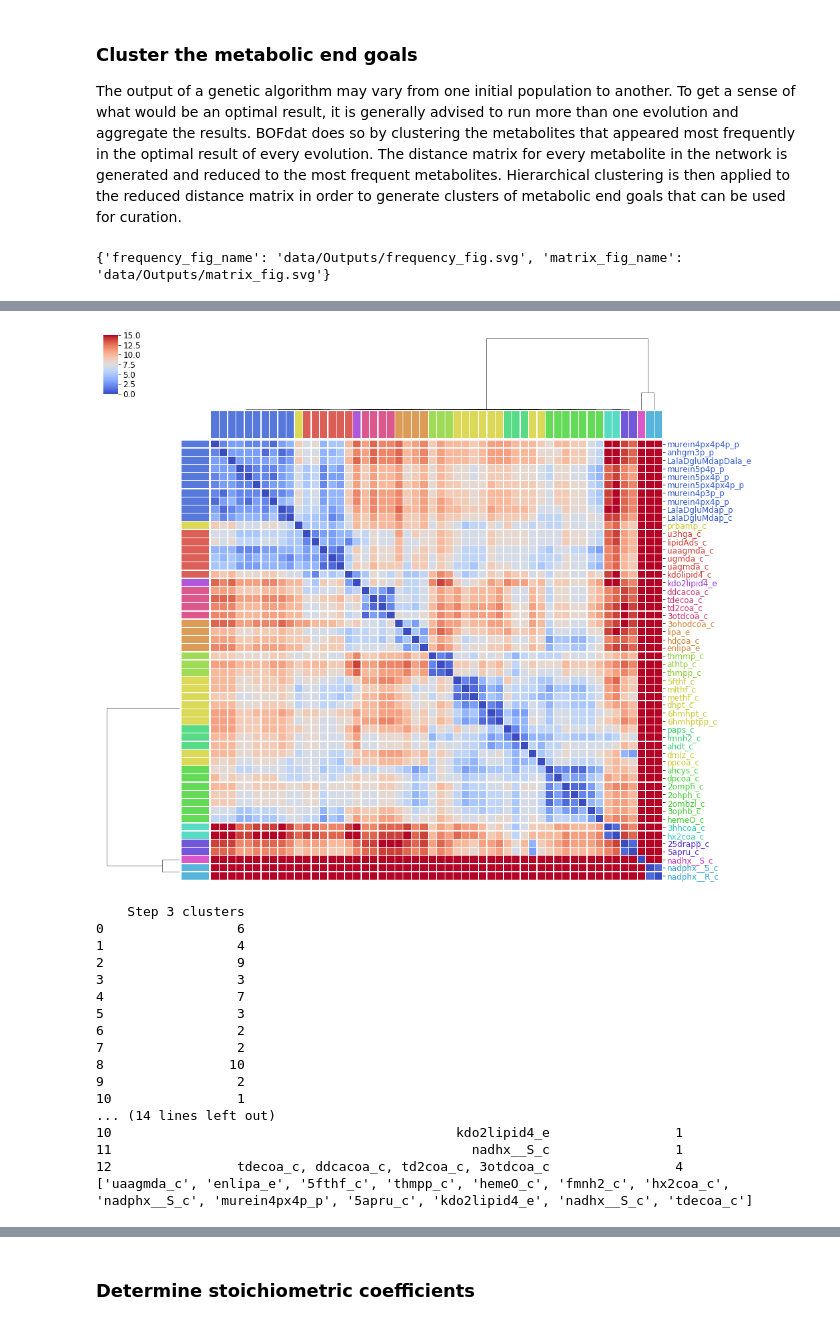
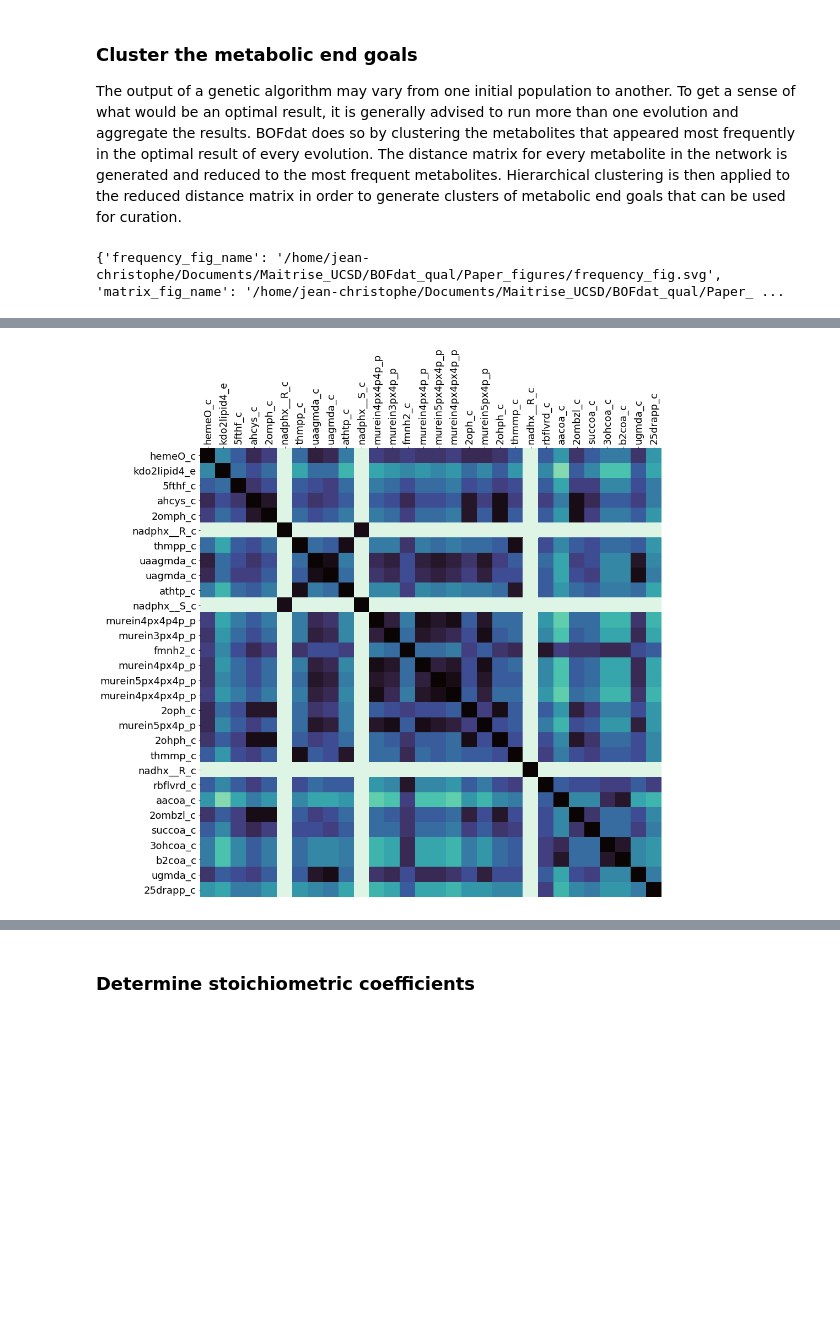
Before and after one commit to jclachance/BOFdat, a Jupyter notebook: docs/BOFdat_step3.ipynb, the cells around one changed output, grey strips where cells are left out. Cells and saved outputs as stored; diff of their text form; code cells hidden in the pictures; blank space fills up the shorter version.

```diff
--- a/docs/BOFdat_step3.ipynb
+++ b/docs/BOFdat_step3.ipynb
@@ -202,15 +202,17 @@ KeyboardInterrupt
 The output of a genetic algorithm may vary from one initial population to another. To get a sense of what would be an optimal result, it is generally advised to run more than one evolution and aggregate the results. BOFdat does so by clustering the metabolites that appeared most frequently in the optimal result of every evolution. The distance matrix for every metabolite in the network is generated and reduced to the most frequent metabolites. Hierarchical clustering is then applied to the reduced distance matrix in order to generate clusters of metabolic end goals that can be used for curation.
 # %%
 #Necessary inputs
-outpath = 'data/Outputs/'
+data_path = '/home/jean-christophe/Documents/Maitrise_UCSD/BOFdat_qual/Paper_figures/data/Outputs_10-07/'
+outpath = '/home/jean-christophe/Documents/Maitrise_UCSD/BOFdat_qual/Paper_figures/'
 path_to_model = 'data/iML1515.json'
+eps = 6
 CONNECTIVITY_THRESHOLD = 15
-BASELINE=0.77
+BASELINE=0.2
 show_frequency = True
 show_matrix = True
 # %%
-#Run the genetic algorithm
-selected_metabolites = step3.cluster_metabolites(outpath,
+#Run the clustering
+selected_metabolites = step3.cluster_metabolites(data_path,
                               path_to_model,
                               CONNECTIVITY_THRESHOLD,
                               BASELINE,
@@ -219,4 +221,4 @@ selected_metabolites = step3.cluster_metabolites(outpath,
                               frequency_fig_name=os.path.join(outpath,'frequency_fig.svg'),
                               matrix_fig_name=os.path.join(outpath,'matrix_fig.svg'))
 # %% [output]
-{'frequency_fig_name': 'data/Outputs/frequency_fig.svg', 'matrix_fig_name': 'data/Outputs/matrix_fig.svg'}
+{'frequency_fig_name': '/home/jean-christophe/Documents/Maitrise_UCSD/BOFdat_qual/Paper_figures/frequency_fig.svg', 'matrix_fig_name': '/home/jean-christophe/Documents/Maitrise_UCSD/BOFdat_qual/Paper_ ...
@@ -231,18 +226 @@ See the caveats in the documentation: http://pandas.pydata.org/pandas-docs/stabl
-[figure, old version]
+[figure, new version]
-    Step 3 clusters
-0                 6
-1                 4
-2                 9
-3                 3
-4                 7
-5                 3
-6                 2
-7                 2
-8                10
-9                 2
-10                1
-... (14 lines left out)
-10                                            kdo2lipid4_e                1
-11                                              nadhx__S_c                1
-12                tdecoa_c, ddcacoa_c, td2coa_c, 3otdcoa_c                4
-['uaagmda_c', 'enlipa_e', '5fthf_c', 'thmpp_c', 'hemeO_c', 'fmnh2_c', 'hx2coa_c', 'nadphx__S_c', 'murein4px4p_p', '5apru_c', 'kdo2lipid4_e', 'nadhx__S_c', 'tdecoa_c']
```
Also changed, not shown: parts of 2 cells of this notebook, 5 other files.
